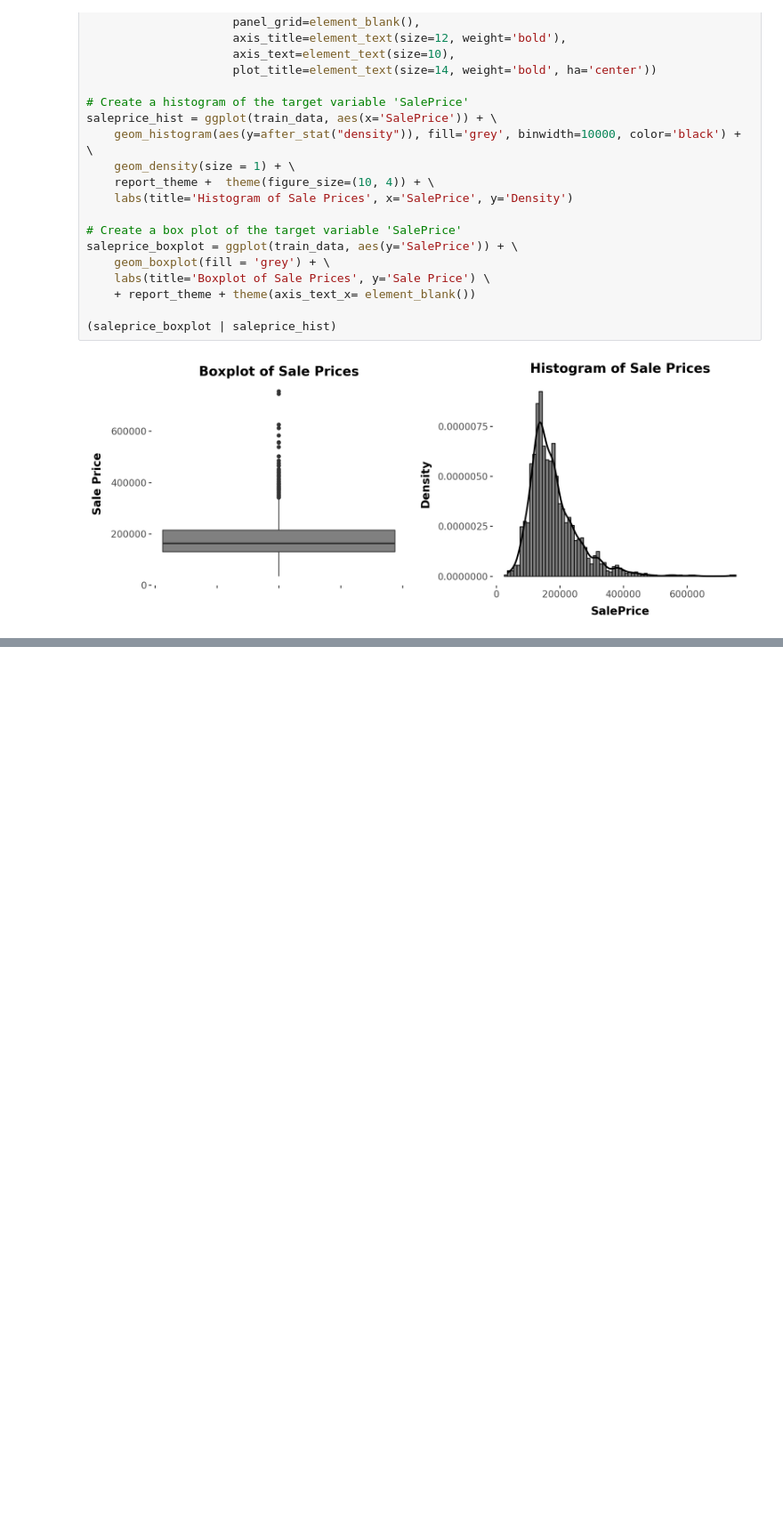
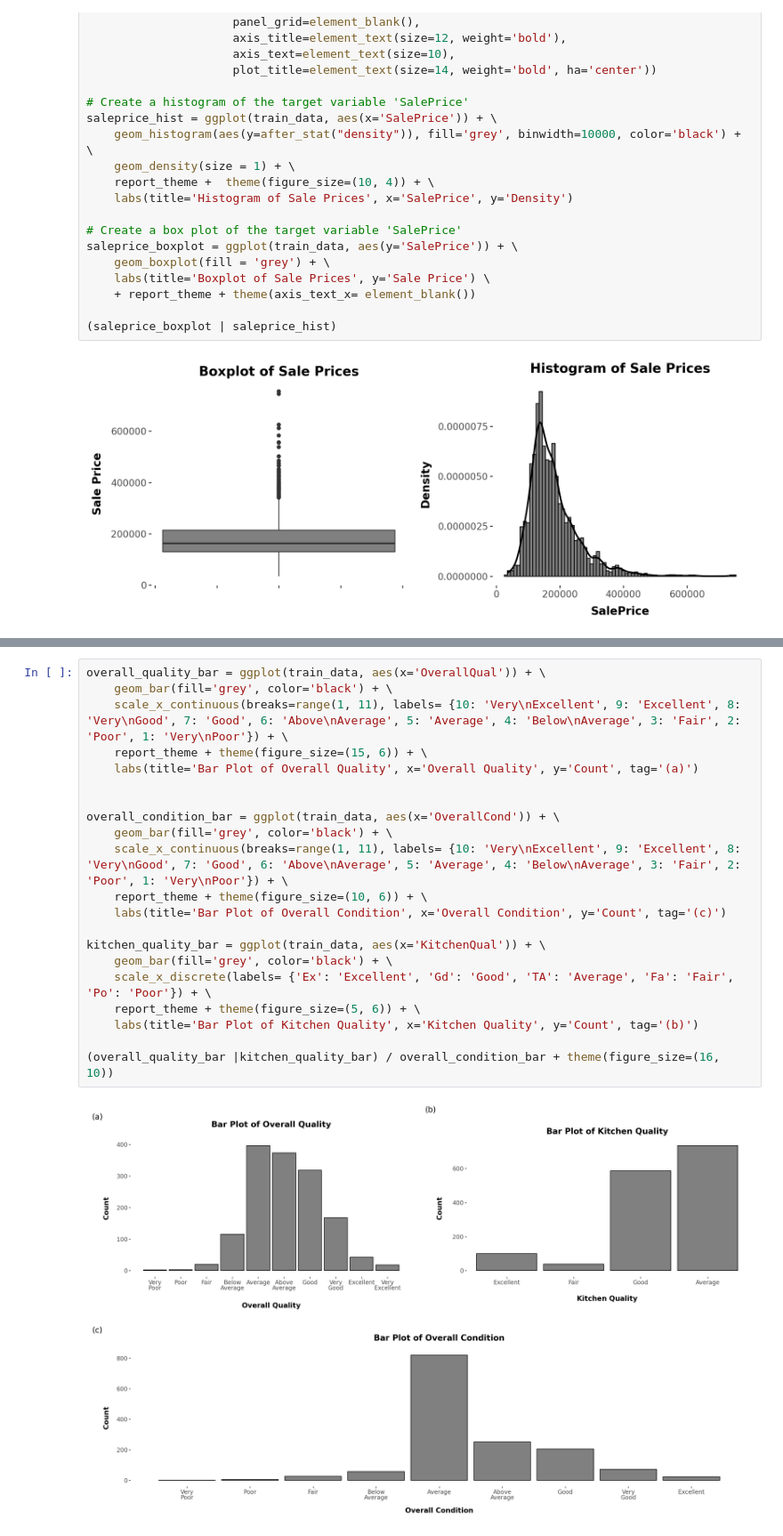
Before and after one commit to tasosrigos-bit/house-prices-advanced-regression-techniques, a Jupyter notebook: Explanatory Data Analysis/univariate_eda.ipynb, the cells around one changed output, grey strips where cells are left out. Shown at 89% size. Cells and saved outputs as stored; diff of their text form; blank space fills up the shorter version.

```diff
--- a/Explanatory Data Analysis/univariate_eda.ipynb
+++ b/Explanatory Data Analysis/univariate_eda.ipynb
@@ -124,0 +179,23 @@ The salePrice of the houses has a mean of approximately 181,000 dollars, a media
+# %%
+overall_quality_bar = ggplot(train_data, aes(x='OverallQual')) + \
+    geom_bar(fill='grey', color='black') + \
+    scale_x_continuous(breaks=range(1, 11), labels= {10: 'Very\nExcellent', 9: 'Excellent', 8: 'Very\nGood', 7: 'Good', 6: 'Above\nAverage', 5: 'Average', 4: 'Below\nAverage', 3: 'Fair', 2: 'Poor', 1: 'Very\nPoor'}) + \
+    report_theme + theme(figure_size=(15, 6)) + \
+    labs(title='Bar Plot of Overall Quality', x='Overall Quality', y='Count', tag='(a)')
+
+
+overall_condition_bar = ggplot(train_data, aes(x='OverallCond')) + \
+    geom_bar(fill='grey', color='black') + \
+    scale_x_continuous(breaks=range(1, 11), labels= {10: 'Very\nExcellent', 9: 'Excellent', 8: 'Very\nGood', 7: 'Good', 6: 'Above\nAverage', 5: 'Average', 4: 'Below\nAverage', 3: 'Fair', 2: 'Poor', 1: 'Very\nPoor'}) + \
+    report_theme + theme(figure_size=(10, 6)) + \
+    labs(title='Bar Plot of Overall Condition', x='Overall Condition', y='Count', tag='(c)')
+
+kitchen_quality_bar = ggplot(train_data, aes(x='KitchenQual')) + \
+    geom_bar(fill='grey', color='black') + \
+    scale_x_discrete(labels= {'Ex': 'Excellent', 'Gd': 'Good', 'TA': 'Average', 'Fa': 'Fair', 'Po': 'Poor'}) + \
+    report_theme + theme(figure_size=(5, 6)) + \
+    labs(title='Bar Plot of Kitchen Quality', x='Kitchen Quality', y='Count', tag='(b)')
+
+(overall_quality_bar |kitchen_quality_bar) / overall_condition_bar + theme(figure_size=(16, 10))
+# %% [output]
+[figure, added]
```
Also changed, not shown: parts of 19 cells of this notebook, 2 other files.
